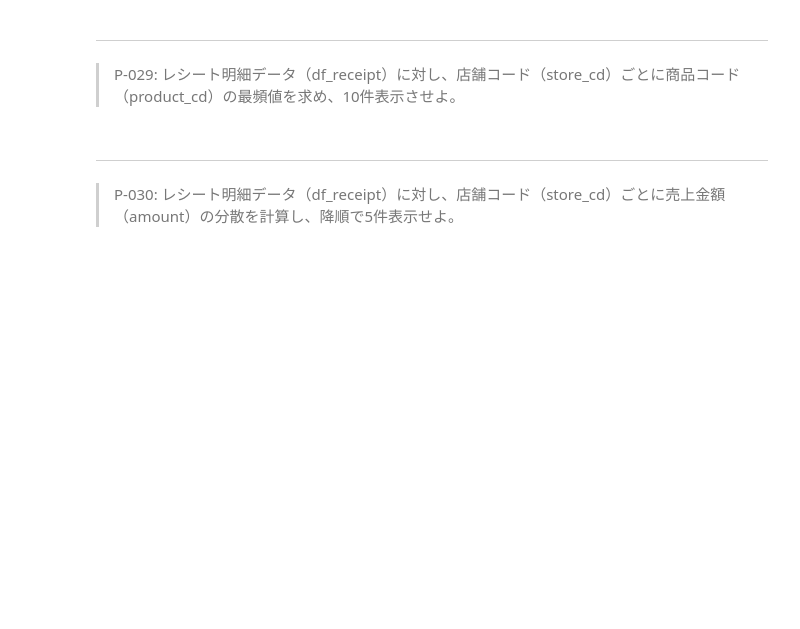
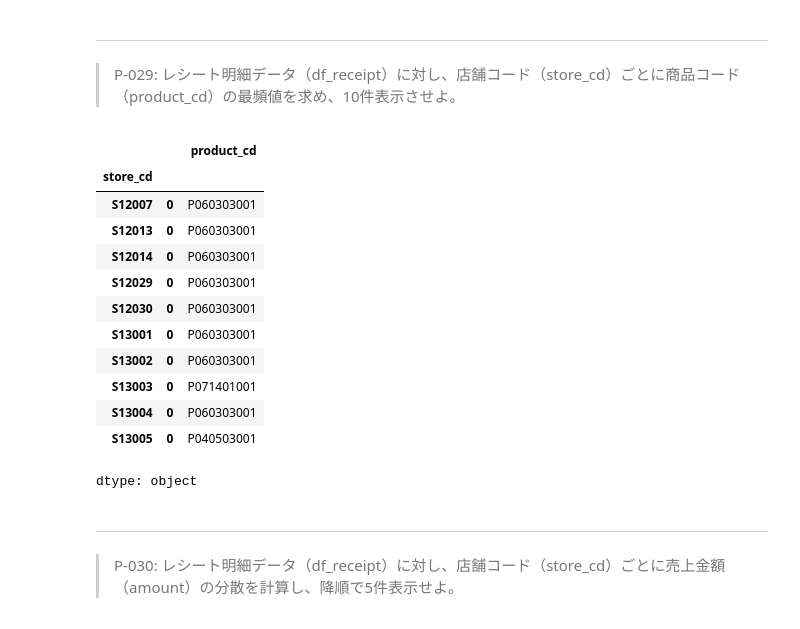
Before and after one commit to kamikami1997/DS100knock, a Jupyter notebook: preprocess_knock_Python_Colab.ipynb, the cells around one changed output. Saved outputs shown, nothing was run; the diff lists cells and outputs as text; code cells hidden in the pictures; blank space fills up the shorter version.

```diff
--- a/preprocess_knock_Python_Colab.ipynb
+++ b/preprocess_knock_Python_Colab.ipynb
@@ -450,6 +541,22 @@ NameError: name 'df_receipt' is not defined
 # %% [markdown]
 ---
 > P-029: レシート明細データ（df_receipt）に対し、店舗コード（store_cd）ごとに商品コード（product_cd）の最頻値を求め、10件表示させよ。
+# %%
+df_receipt.groupby("store_cd")["product_cd"].apply(lambda x: x.mode()).head(10)
+# %% [output]
+|  |  | product_cd |
+| store_cd |  |  |
+| S12007 | 0 | P060303001 |
+| S12013 | 0 | P060303001 |
+| S12014 | 0 | P060303001 |
+| S12029 | 0 | P060303001 |
+| S12030 | 0 | P060303001 |
+| S13001 | 0 | P060303001 |
+| S13002 | 0 | P060303001 |
+| S13003 | 0 | P071401001 |
+| S13004 | 0 | P060303001 |
+| S13005 | 0 | P040503001 |
+dtype: object
 # %% [markdown]
 ---
 > P-030: レシート明細データ（df_receipt）に対し、店舗コード（store_cd）ごとに売上金額（amount）の分散を計算し、降順で5件表示せよ。
```
Also changed, not shown: parts of 11 cells of this notebook.
